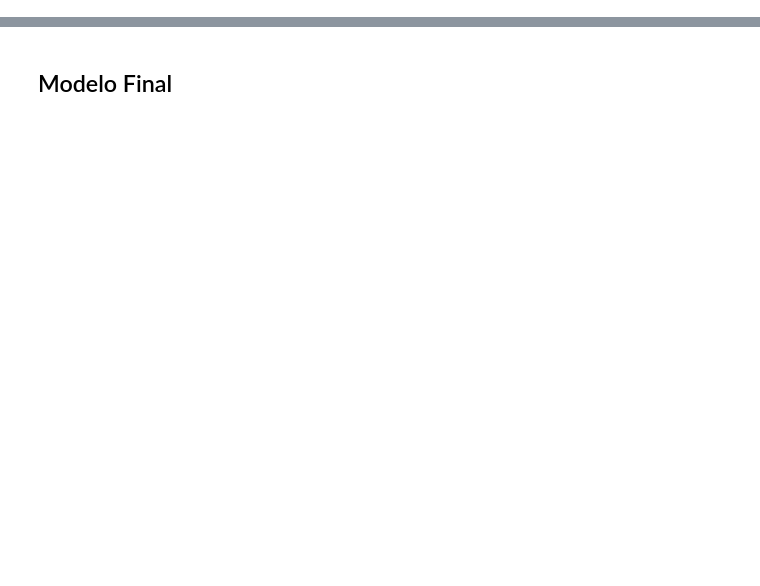
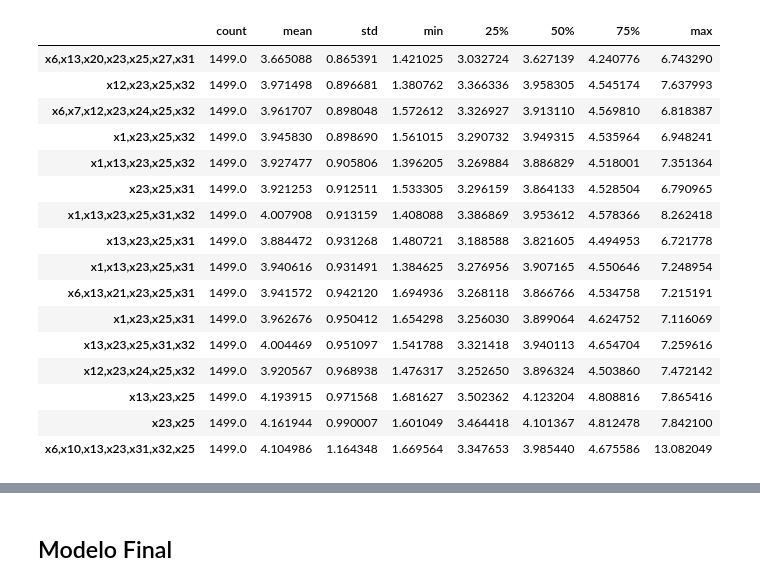
Before and after one commit to mcuscagua/Competencia, a Jupyter notebook: Continuous/TestModelSelected.ipynb, the cells around one changed output, grey strips where cells are left out. Cells and saved outputs as stored; diff of their text form; code cells hidden in the pictures; blank space fills up the shorter version.

```diff
--- a/Continuous/TestModelSelected.ipynb
+++ b/Continuous/TestModelSelected.ipynb
@@ -73,0 +80,40 @@ modelToProof.append(['x23','x25'])
+# %%
+resultados =  pd.DataFrame()
+r2_total =  pd.DataFrame()
+mse_total =  pd.DataFrame()
+accuracy_total =  pd.DataFrame()
+for variablesTorun in modelToProof:
+    print(variablesTorun)
+    mse = []
+    accuray = []
+    r2 = []
+    if len(variablesTorun)>0:
+        for j in range(1,1500):
+            X_train_aux, X_test_aux, y_train_aux, y_test_aux = train_test_split(X_train, y_train, test_size=0.2)
+            standarscaler = StandardScaler()
+            X_trained_scaled_aux = standarscaler.fit_transform(X_train_aux)
+            X_trained_scaled_aux = pd.DataFrame(X_trained_scaled_aux, index=X_train_aux.index, columns=X_train.columns.values)
+
+            X_test_scaled_aux = standarscaler.transform(X_test_aux)
+
+            X_test_scaled_aux = pd.DataFrame(X_test_scaled_aux, index=X_test_aux.index, columns=X_test_aux.columns.values)
+
+
+            variablesSelected = list(variablesTorun)
+            mse_aux,accuray_aux,r2_aux= calculated_metrics(variablesSelected,X_trained_scaled_aux,y_train_aux,X_test_scaled_aux,y_test_aux)
+            mse.append(mse_aux)
+            accuray.append(accuray_aux)
+            r2.append(r2_aux)
+
+        auxRes= pd.DataFrame({'Modelo': [variablesTorun], 'Median: Mean squared error': [np.median(np.asarray(mse))], 'Median: R2': [np.median(np.asarray(r2))],'Median: Accuray': [np.median(np.asarray(accuray))]})
+        resultados = pd.concat([resultados,auxRes])
+        name = ','.join(variablesTorun)
+        r2_total[name] = r2
+        mse_total[name] = mse
+        accuracy_total[name] = accuray
+#         break
+#         resultados.to_csv('ResultadosCV_scores.csv')
+    else:
+        print(f"El conjunto de variables {variablesTorun} no tiene variables")
+#     break
+# resultado_scores_ranking_cv.reset_index(inplace = True,drop = True)
@@ -73,0 +159,22 @@ modelToProof.append(['x23','x25'])
+# %%
+resultado_total = mse_total.describe().T
+# %%
+resultado_total.sort_values(['std','50%'])
+# %% [output]
+|  | count | mean | std | min | 25% | 50% | 75% | max |
+| x6,x13,x20,x23,x25,x27,x31 | 1499.0 | 3.665088 | 0.865391 | 1.421025 | 3.032724 | 3.627139 | 4.240776 | 6.743290 |
+| x12,x23,x25,x32 | 1499.0 | 3.971498 | 0.896681 | 1.380762 | 3.366336 | 3.958305 | 4.545174 | 7.637993 |
+| x6,x7,x12,x23,x24,x25,x32 | 1499.0 | 3.961707 | 0.898048 | 1.572612 | 3.326927 | 3.913110 | 4.569810 | 6.818387 |
+| x1,x23,x25,x32 | 1499.0 | 3.945830 | 0.898690 | 1.561015 | 3.290732 | 3.949315 | 4.535964 | 6.948241 |
+| x1,x13,x23,x25,x32 | 1499.0 | 3.927477 | 0.905806 | 1.396205 | 3.269884 | 3.886829 | 4.518001 | 7.351364 |
+| x23,x25,x31 | 1499.0 | 3.921253 | 0.912511 | 1.533305 | 3.296159 | 3.864133 | 4.528504 | 6.790965 |
+| x1,x13,x23,x25,x31,x32 | 1499.0 | 4.007908 | 0.913159 | 1.408088 | 3.386869 | 3.953612 | 4.578366 | 8.262418 |
+| x13,x23,x25,x31 | 1499.0 | 3.884472 | 0.931268 | 1.480721 | 3.188588 | 3.821605 | 4.494953 | 6.721778 |
+| x1,x13,x23,x25,x31 | 1499.0 | 3.940616 | 0.931491 | 1.384625 | 3.276956 | 3.907165 | 4.550646 | 7.248954 |
+| x6,x13,x21,x23,x25,x31 | 1499.0 | 3.941572 | 0.942120 | 1.694936 | 3.268118 | 3.866766 | 4.534758 | 7.215191 |
+| x1,x23,x25,x31 | 1499.0 | 3.962676 | 0.950412 | 1.654298 | 3.256030 | 3.899064 | 4.624752 | 7.116069 |
+| x13,x23,x25,x31,x32 | 1499.0 | 4.004469 | 0.951097 | 1.541788 | 3.321418 | 3.940113 | 4.654704 | 7.259616 |
+| x12,x23,x24,x25,x32 | 1499.0 | 3.920567 | 0.968938 | 1.476317 | 3.252650 | 3.896324 | 4.503860 | 7.472142 |
+| x13,x23,x25 | 1499.0 | 4.193915 | 0.971568 | 1.681627 | 3.502362 | 4.123204 | 4.808816 | 7.865416 |
+| x23,x25 | 1499.0 | 4.161944 | 0.990007 | 1.601049 | 3.464418 | 4.101367 | 4.812478 | 7.842100 |
+| x6,x10,x13,x23,x31,x32,x25 | 1499.0 | 4.104986 | 1.164348 | 1.669564 | 3.347653 | 3.985440 | 4.675586 | 13.082049 |
```
Also changed, not shown: parts of 20 cells of this notebook, 9 other files.
